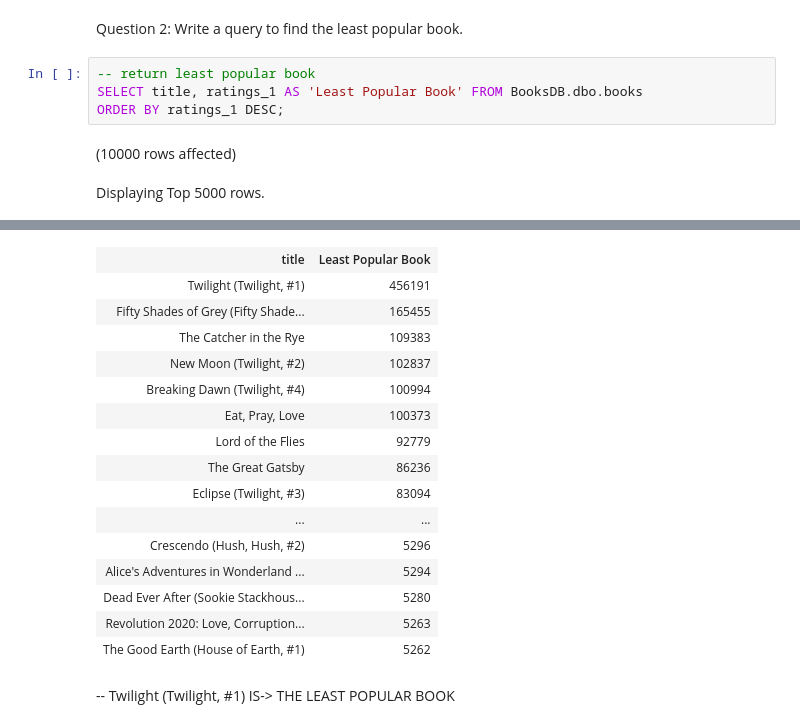
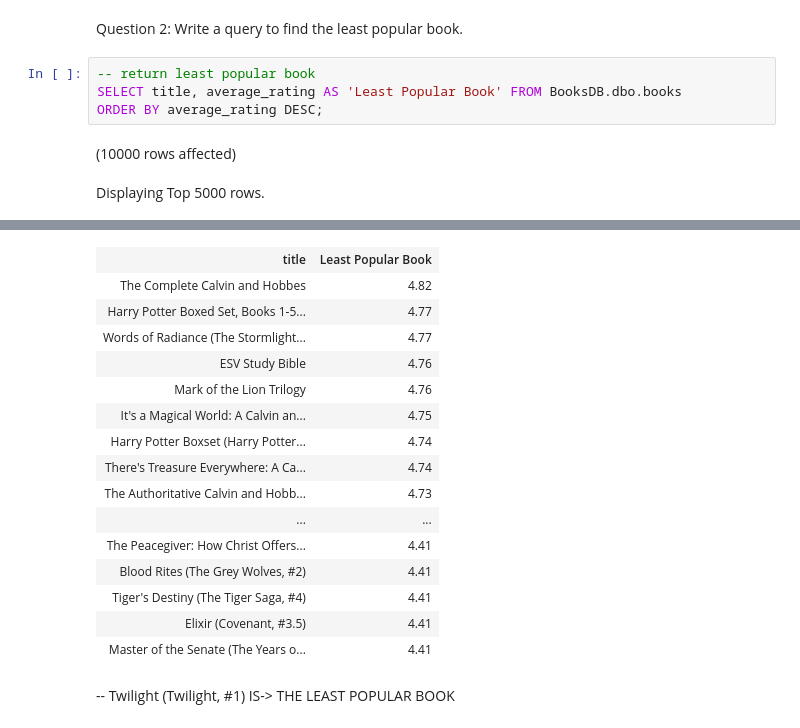
Before and after one commit to ddgar06/SQL-Part-1-Studio, a Jupyter notebook: SQL-Part-1-Studio.ipynb, the cells around one changed output, grey strips where cells are left out. Saved outputs shown, nothing was run; the diff lists cells and outputs as text.

```diff
--- a/SQL-Part-1-Studio.ipynb
+++ b/SQL-Part-1-Studio.ipynb
@@ -46,8 +49,8 @@ Total execution time: 00:00:00.108
 Question 2: Write a query to find the least popular book.
 # %%
 -- return least popular book
-SELECT title, ratings_1 AS 'Least Popular Book' FROM BooksDB.dbo.books
-ORDER BY ratings_1 DESC;
+SELECT title, average_rating AS 'Least Popular Book' FROM BooksDB.dbo.books
+ORDER BY average_rating DESC;
 # %% [output]
 (10000 rows affected)
 Displaying Top 5000 rows.
@@ -55,19 +58,19 @@ Total execution time: 00:00:01.226
 | title | Least Popular Book |
-| Twilight (Twilight, #1) | 456191 |
-| Fifty Shades of Grey (Fifty Shade... | 165455 |
-| The Catcher in the Rye | 109383 |
-| New Moon (Twilight, #2) | 102837 |
-| Breaking Dawn (Twilight, #4) | 100994 |
-| Eat, Pray, Love | 100373 |
-| Lord of the Flies | 92779 |
-| The Great Gatsby | 86236 |
-| Eclipse (Twilight, #3) | 83094 |
+| The Complete Calvin and Hobbes | 4.82 |
+| Harry Potter Boxed Set, Books 1-5... | 4.77 |
+| Words of Radiance (The Stormlight... | 4.77 |
+| ESV Study Bible | 4.76 |
+| Mark of the Lion Trilogy | 4.76 |
+| It's a Magical World: A Calvin an... | 4.75 |
+| Harry Potter Boxset (Harry Potter... | 4.74 |
+| There's Treasure Everywhere: A Ca... | 4.74 |
+| The Authoritative Calvin and Hobb... | 4.73 |
 | ... | ... |
-| Crescendo (Hush, Hush, #2) | 5296 |
-| Alice's Adventures in Wonderland ... | 5294 |
-| Dead Ever After (Sookie Stackhous... | 5280 |
-| Revolution 2020: Love, Corruption... | 5263 |
-| The Good Earth (House of Earth, #1) | 5262 |
+| The Peacegiver: How Christ Offers... | 4.41 |
+| Blood Rites (The Grey Wolves, #2) | 4.41 |
+| Tiger's Destiny (The Tiger Saga, #4) | 4.41 |
+| Elixir (Covenant, #3.5) | 4.41 |
+| Master of the Senate (The Years o... | 4.41 |
 # %% [markdown]
 \-- Twilight (Twilight, #1) IS-\> THE LEAST POPULAR BOOK
 # %% [markdown]
```
Also changed, not shown: parts of 15 cells of this notebook.
